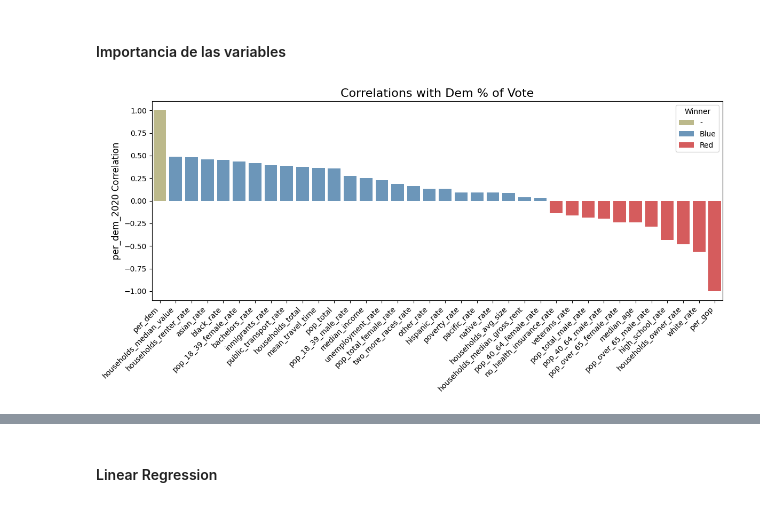
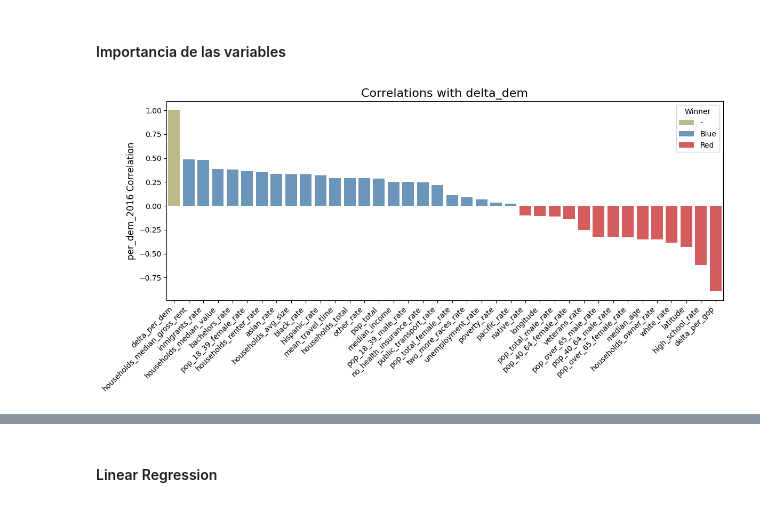
Before and after one commit to jorgegarcelan/US-Elections, a Jupyter notebook: regression.ipynb, the cells around one changed output, grey strips where cells are left out. Saved outputs shown, nothing was run; the diff lists cells and outputs as text; code cells hidden in the pictures.

```diff
--- a/regression.ipynb
+++ b/regression.ipynb
@@ -62,8 +62,12 @@ data = pd.read_csv(f'data/final_data_{ELECTORAL_YEAR}.csv')
 # %% [markdown]
 #### Dataset
 # %%
-columns_to_drop = ["votes_gop", "votes_dem", "total_votes", "votes_others", "per_votes_others", "winner",
-                   'county_fips', "county", "state_code", "county_code"]  # Nombres de las columnas a eliminar
+# columns_to_drop = ["votes_gop", "votes_dem", "total_votes", "votes_others", "per_votes_others", "winner",
+#                    'county_fips', "county", "state_code", "county_code"]  # Nombres de las columnas a eliminar
+
+columns_to_drop = ["per_dem", "per_gop", "delta_per_oth",
+                    "votes_gop", "votes_dem", "total_votes", "votes_others", "per_votes_others", "winner",
+                    'county_fips', "county", "state_code", "county_code"]  # Nombres de las columnas a eliminar
 
 data_reg = data.drop(columns=columns_to_drop)
 data_reg
@@ -355,34 +407,37 @@ Av. Dem: 0.3320106906657271
 import pandas as pd
 import numpy as np
 import matplotlib.pyplot as plt
 import seaborn as sns
 
 # Paso 1: Filtrar solo columnas numéricas
 numeric_data = data_reg.select_dtypes(include=[np.number])
 
 # Paso 2: Calcular las correlaciones
-corr_votes = numeric_data.corr()["per_dem"].sort_values(ascending=False)
+# corr_votes = numeric_data.corr()["per_dem"].sort_values(ascending=False)
+corr_votes = numeric_data.corr()["delta_per_dem"].sort_values(ascending=False)
+
 
 # Paso 3: Crear el DataFrame de correlaciones
 corr_df = pd.DataFrame(corr_votes).reset_index()
 corr_df.columns = ['Variable', 'Correlation']
 
 # Clasificar como "Red", "Blue", o "-"
 corr_df['Winner'] = np.where(corr_df['Correlation'] < 0, 'Red',
                              np.where(corr_df['Correlation'] == 1, '-', 'Blue'))
 
 # Paso 4: Visualizar con un gráfico de barras
 plt.figure(figsize=(12, 6))
 sns.barplot(data=corr_df, x='Variable', y='Correlation', hue='Winner', dodge=False,
             palette={"Red": "#e41a1c", "Blue": "#377eb8", "-": "#b6b164"}, alpha=0.8)
 
-plt.title("Correlations with Dem % of Vote", fontsize=16)
+# plt.title("Correlations with Dem % of Vote", fontsize=16)
+plt.title("Correlations with delta_dem", fontsize=16)
 plt.xlabel("")
 plt.ylabel(f"per_dem_{ELECTORAL_YEAR} Correlation", fontsize=12)
 plt.xticks(rotation=45, ha='right')
 plt.legend(title='Winner')
 plt.tight_layout()
 plt.show()
 # %% [output]
-[figure, old version]
+[figure, new version]
 # %%
```
Also changed, not shown: parts of 43 cells of this notebook, 1 other file.
